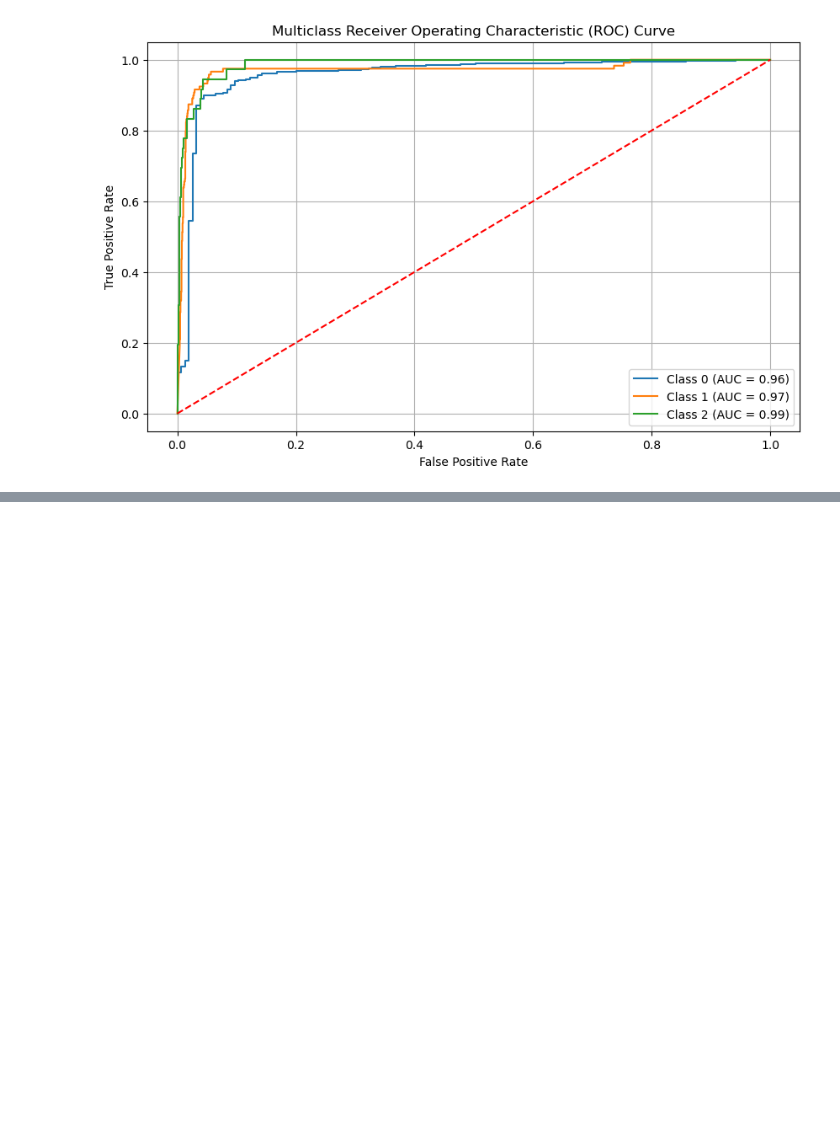
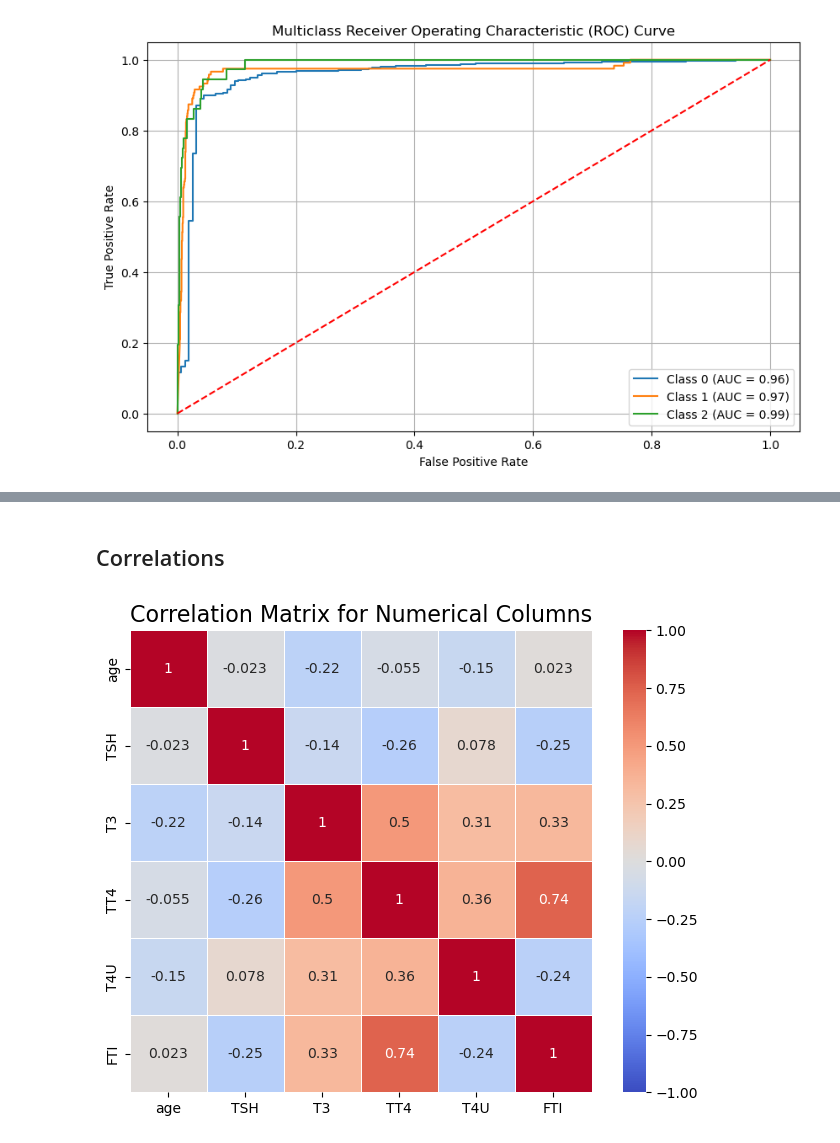
Before and after one commit to bdaniels8135/thyroid-disease-project, a Jupyter notebook: logistic_regression.ipynb, the cells around one changed output, grey strips where cells are left out. Cells and saved outputs as stored; diff of their text form; code cells hidden in the pictures; blank space fills up the shorter version.

```diff
--- a/logistic_regression.ipynb
+++ b/logistic_regression.ipynb
@@ -284,0 +428,15 @@ plt.show()
+# %% [markdown]
+## Correlations
+# %%
+#numerical columns
+
+num_cols = ['age','TSH','T3','TT4','T4U','FTI']
+
+correlation_matrix = thyroid_train[num_cols].corr()
+
+plt.figure(figsize=(8, 6))
+sns.heatmap(correlation_matrix, annot=True, cmap='coolwarm', vmin=-1, vmax=1, linewidths=0.5, square=True)
+plt.title('Correlation Matrix for Numerical Columns', fontsize=16)
+plt.show()
+# %% [output]
+[figure, added]
```
Also changed, not shown: parts of 14 cells of this notebook.
